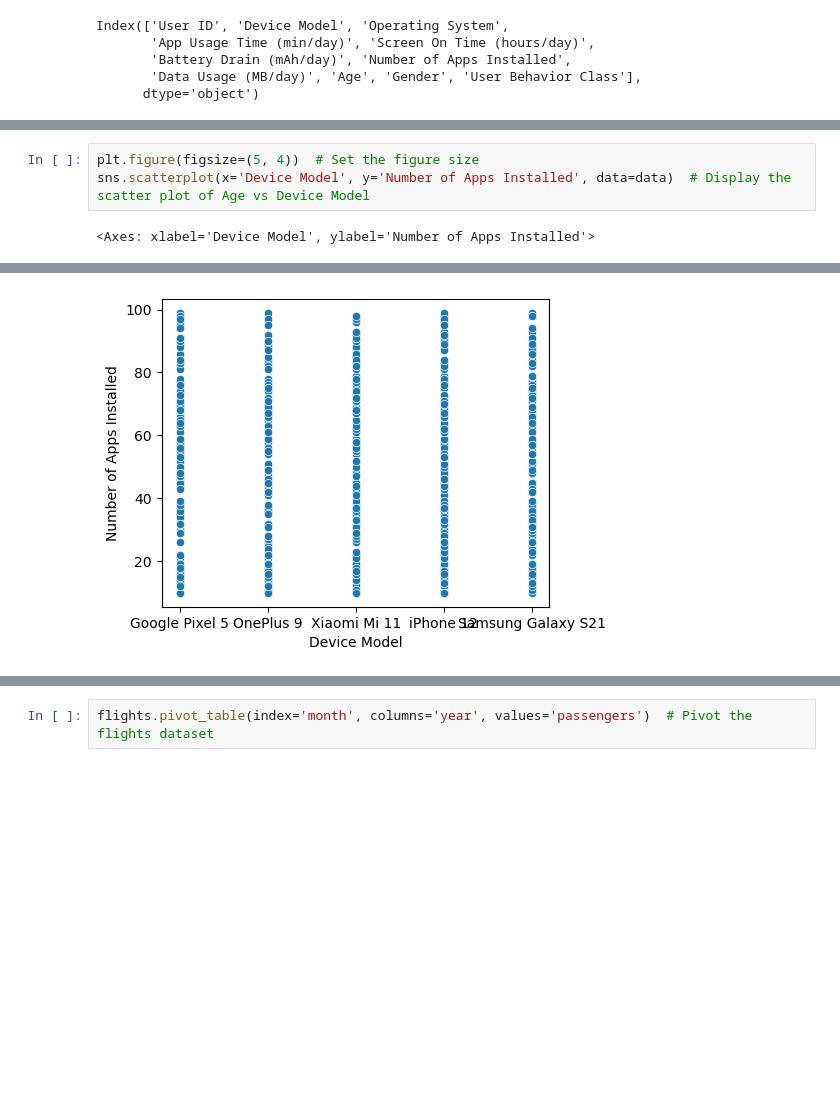
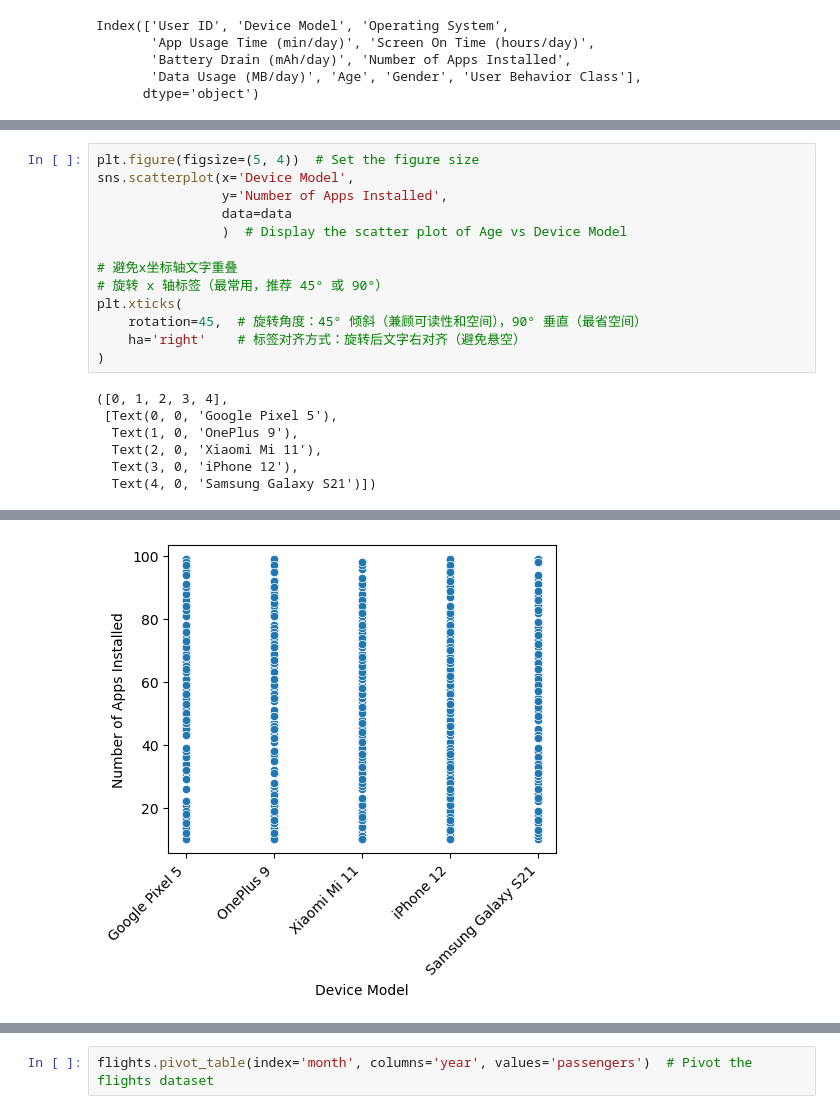
Before and after one commit to LornS75/ML, a Jupyter notebook: rebelwayAppliedML/dataio/data_exploration/viz_pandas.ipynb, the cells around one changed output, grey strips where cells are left out. Cells and saved outputs as stored; diff of their text form; blank space fills up the shorter version.

```diff
--- a/rebelwayAppliedML/dataio/data_exploration/viz_pandas.ipynb
+++ b/rebelwayAppliedML/dataio/data_exploration/viz_pandas.ipynb
@@ -75,5 +221,20 @@ sns.lmplot(x='Age',
 # %%
 plt.figure(figsize=(5, 4))  # Set the figure size
-sns.scatterplot(x='Device Model', y='Number of Apps Installed', data=data)  # Display the scatter plot of Age vs Device Model
+sns.scatterplot(x='Device Model',
+                y='Number of Apps Installed',
+                data=data
+                )  # Display the scatter plot of Age vs Device Model
+
+# 避免x坐标轴文字重叠
+# 旋转 x 轴标签（最常用，推荐 45° 或 90°）
+plt.xticks(
+    rotation=45,  # 旋转角度：45° 倾斜（兼顾可读性和空间），90° 垂直（最省空间）
+    ha='right'    # 标签对齐方式：旋转后文字右对齐（避免悬空）
+)
 # %% [output]
-<Axes: xlabel='Device Model', ylabel='Number of Apps Installed'>
+([0, 1, 2, 3, 4],
+ [Text(0, 0, 'Google Pixel 5'),
+  Text(1, 0, 'OnePlus 9'),
+  Text(2, 0, 'Xiaomi Mi 11'),
+  Text(3, 0, 'iPhone 12'),
+  Text(4, 0, 'Samsung Galaxy S21')])
@@ -80,4 +258,4 @@ sns.scatterplot(x='Device Model', y='Number of Apps Installed', data=data)  # Di
-[figure, old version]
+[figure, new version]
 # %%
 # 联合分布检查数据平衡
 sns.jointplot(x='Age', y='Gender', data=data)
```
Also changed, not shown: parts of 12 cells of this notebook, 1 other file.
